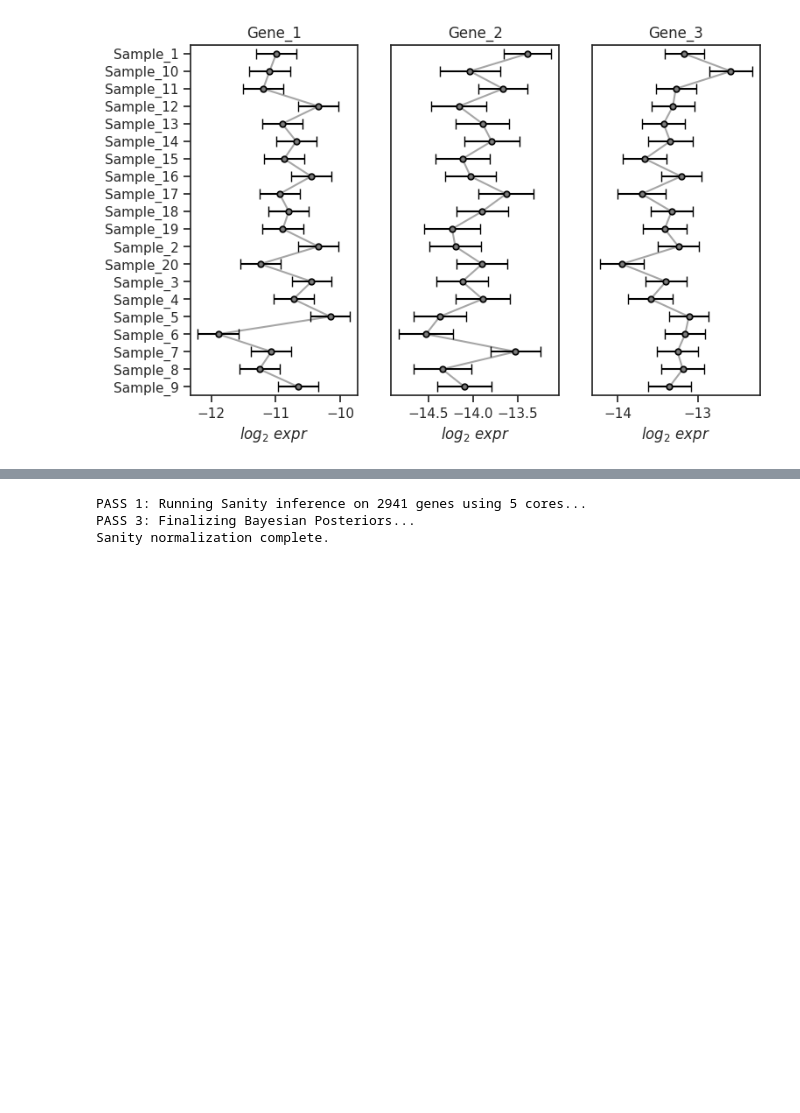
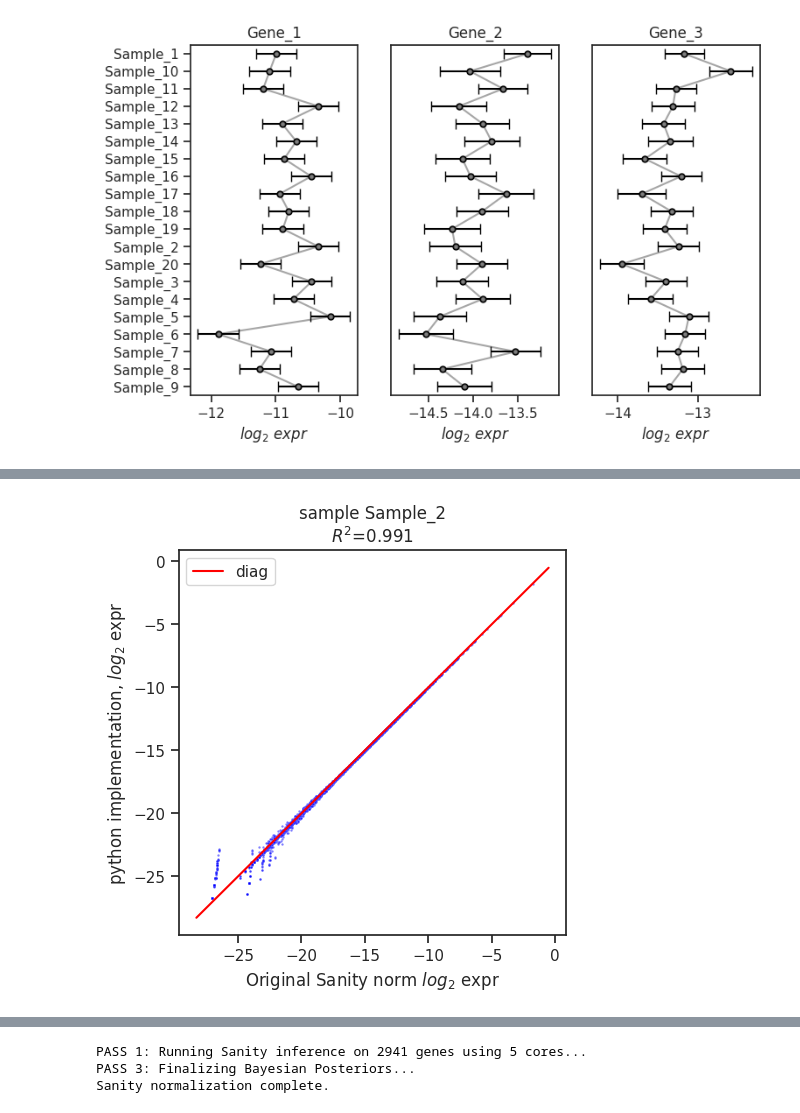
Before and after one commit to zavolanlab/zavolab_pyutils, a Jupyter notebook: test_module.ipynb, the cells around one changed output, grey strips where cells are left out. Saved outputs shown, nothing was run; the diff lists cells and outputs as text; code cells hidden in the pictures; blank space fills up the shorter version.

Commit message:
tested that full bayesian Python implementation of Sanity gives very similar outputs as original C implementation

```diff
--- a/test_module.ipynb
+++ b/test_module.ipynb
@@ -423,0 +426,82 @@ fraction of genes with log10 CV < -2 is 0.129, 10repl, "Control" condition
+# %%
+from zavolab_pyutils.read_count_data_analysis import apply_sanity_normalization_full_bayesian, test_differential_expression
+from sklearn.metrics import r2_score
+
+# In contrast to original Sanity implementation, we stick to log2 scale instead of natural log scale
+
+titles = ['3repl','10repl']
+metadata_dfs = [metadata_3repl_df,metadata_10repl_df]
+replicate_options = ['3repl','10repl']
+for k,data in enumerate([pln_counts_3repl_df,pln_counts_10repl_df]):
+    sanity_norm_counts_df, sanity_means_df, sanity_errors_df, sanity_vg_df, median_lib_size = apply_sanity_normalization_full_bayesian(
+        counts_df=data.copy(),
+        metadata_df=metadata_dfs[k].copy(),
+        sample_col='sample',
+        cond_col='condition',
+        vmin=0.0000001,
+        vmax=100,
+        n_cores=5,
+    )
+
+    # compare with original Sanity output
+    Orig_sanity_norm_counts_df = pd.read_csv('./tests/tables/sanity_out_'+replicate_options[k]+'/log_transcription_quotients_vmax.txt',delimiter="\t",index_col=0,header=0,)
+    natScale_Orig_sanity_norm_counts_df = np.exp(Orig_sanity_norm_counts_df)
+    Log2Scale_Orig_sanity_norm_counts_df = np.log2(natScale_Orig_sanity_norm_counts_df) # we have our output on log2 scale, and we transform original Sanity to log2 scale
+
+    # discard the effect from library size, to directly compare with original Sanity
+    ToCompare_sanity_norm_counts_df = sanity_norm_counts_df-np.log2(median_lib_size)
+
+    sel_sample_to_compare = 'Sample_2'
+
+    sns.set(font_scale=1, style="white")
+    fig, axes = plt.subplots(1, 1, figsize=(5, 5))
+    ax = sns.scatterplot(y=ToCompare_sanity_norm_counts_df[sel_sample_to_compare],x=Log2Scale_Orig_sanity_norm_counts_df[sel_sample_to_compare],s=3,alpha=0.5,color='blue')
+    ax = sns.lineplot(data = pd.DataFrame([[ax.get_xlim()[0],ax.get_xlim()[0]],[ax.get_xlim()[1],ax.get_xlim()[1]]],columns=['true_sf','sf']),x='true_sf',y='sf',color='red',label='diag')
+
+    ax.tick_params(left=True, bottom=True)
+
+    R2val = r2_score(Log2Scale_Orig_sanity_norm_counts_df[sel_sample_to_compare],ToCompare_sanity_norm_counts_df[sel_sample_to_compare])
+    ax.set(xlabel='Original Sanity norm $log_2$ expr',ylabel='python implementation, $log_2$ expr',title='sample '+sel_sample_to_compare+'\n$R^2$='+str(np.round(R2val,3)))
+
+    sanity_vg_df['inferred_v_g'] = sanity_vg_df['MAP_v_g'] # use MAP estimate for Vg to plot, in-line with original Sanity implementation
+    plot_variance_vs_expression(
+        sanity_norm_counts_df, sanity_vg_df,
+        savefig_path='./tests/plots/variance_vs_expr.Python_Sanity.'+replicate_options[k]+'.png',
+        true_vg=0.05 # This is to compare with True value specified during simulation above
+    )
+
+    used_metadata_df = metadata_dfs[k].copy()
+
+    natScale_sanity_norm_counts_df = 2**ToCompare_sanity_norm_counts_df # with substracted median lib size, to directly compare with the plot of original Sanity above
+
+    sanity_plot_data = plot_mean_vs_cv(
+    natScale_sanity_norm_counts_df, used_metadata_df,
+    savefig_path='./tests/plots/cv_plot.Python_Sanity.'+replicate_options[k]+'.png')
+
+    sel_data = sanity_plot_data.loc[sanity_plot_data['condition']=='Control']
+    frac_very_low_CV = len(sel_data.loc[(sel_data['log10_cv']<-2)])/len(sel_data)
+    print('fraction of genes with log10 CV < -2 is '+str(np.round(frac_very_low_CV,3))+', '+replicate_options[k]+', "Control" condition')
+
+    selected_genes = ["Gene_1", "Gene_2", "Gene_3"]
+
+    used_metadata_df = metadata_dfs[k].copy()
+
+    plot_sanity_gene_expression_with_ci(
+    sample_norm_df=sanity_norm_counts_df,
+    means_df=sanity_means_df,
+    errors_df=sanity_errors_df,
+    metadata_df=used_metadata_df,
+    selected_genes=selected_genes,
+    adjust_multiple_comparisons=True,
+    savefig_path='./tests/plots/sanity_expression_ci.Python_Sanity.'+replicate_option+'.png')
+
+    sanity_DE_df = test_differential_expression(
+        means_df=sanity_means_df,
+        errors_df=sanity_errors_df,
+        cond_A="Treatment",
+        cond_B="Control"
+    )
+    # False discovery rate is:
+    FDR = len(sanity_DE_df.loc[sanity_DE_df['padj']<0.05])/len(sanity_DE_df)
+    print('FDR is '+str(np.round(FDR,3))+', '+replicate_options[k])
+# %% [output]
@@ -423,0 +518 @@ fraction of genes with log10 CV < -2 is 0.129, 10repl, "Control" condition
+[figure, added]
```
Also changed, not shown: parts of 2 cells of this notebook, 2 other files.
